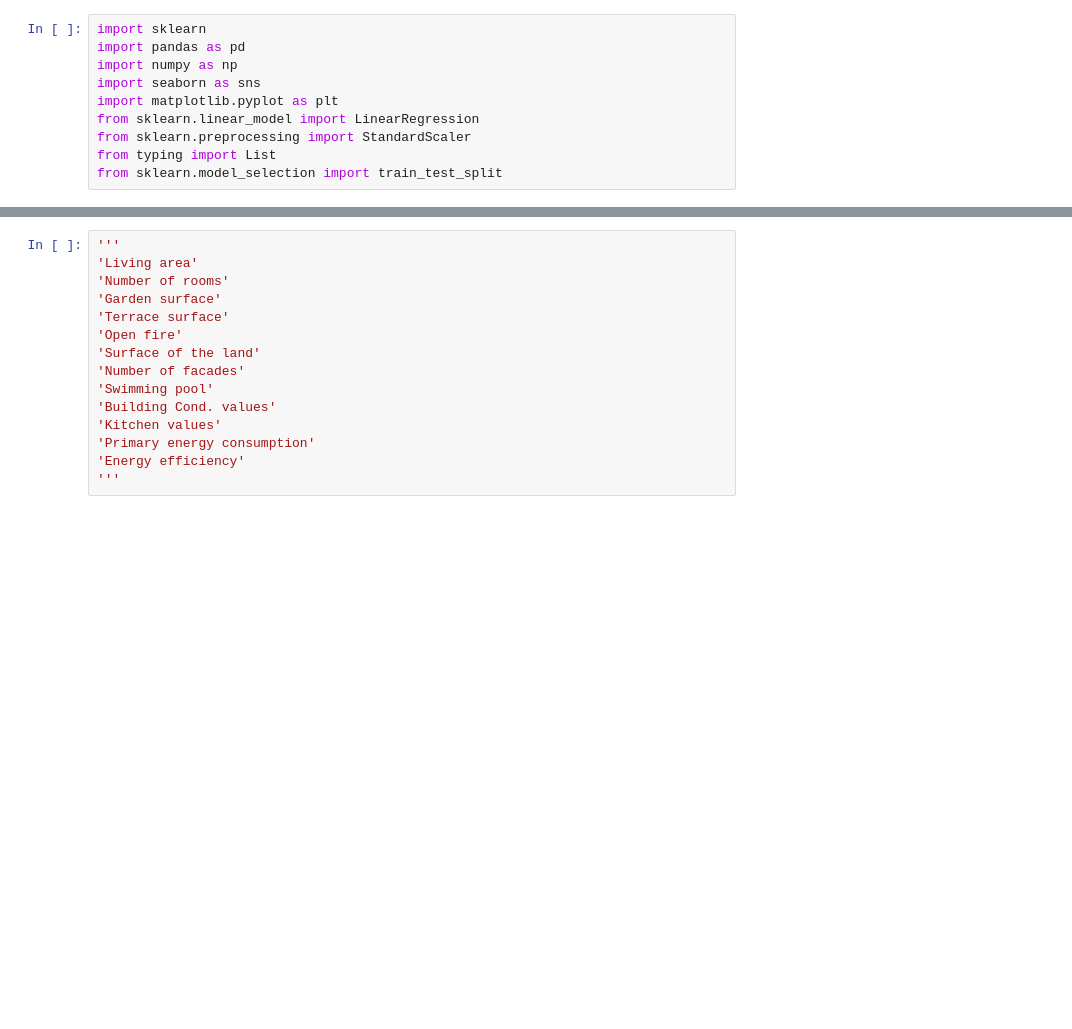
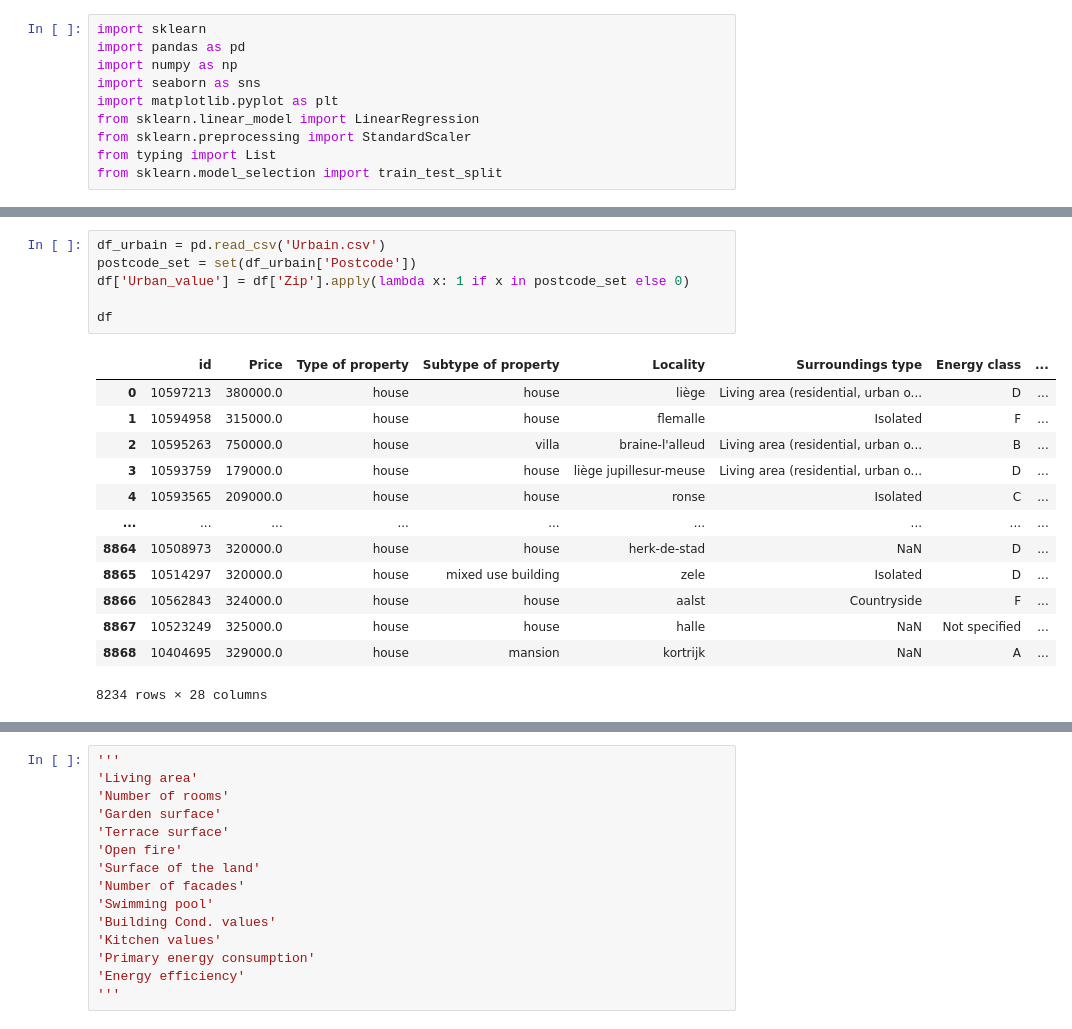
Before and after one commit to Ta-DevSark/challenge-regression, a Jupyter notebook: mourad.ipynb, the cells around one changed output, grey strips where cells are left out. Cells and saved outputs as stored; diff of their text form; blank space fills up the shorter version.

Commit message:
urban value

```diff
--- a/mourad.ipynb
+++ b/mourad.ipynb
@@ -54,3 +58,23 @@ Working on column: Terrace surface
+# %%
+df_urbain = pd.read_csv('Urbain.csv')
+postcode_set = set(df_urbain['Postcode'])
+df['Urban_value'] = df['Zip'].apply(lambda x: 1 if x in postcode_set else 0)
+
+df
+# %% [output]
+|  | id | Price | Type of property | Subtype of property | Locality | Surroundings type | Energy class | ... |
+| 0 | 10597213 | 380000.0 | house | house | liège | Living area (residential, urban o... | D | ... |
+| 1 | 10594958 | 315000.0 | house | house | flemalle | Isolated | F | ... |
+| 2 | 10595263 | 750000.0 | house | villa | braine-l'alleud | Living area (residential, urban o... | B | ... |
+| 3 | 10593759 | 179000.0 | house | house | liège jupillesur-meuse | Living area (residential, urban o... | D | ... |
+| 4 | 10593565 | 209000.0 | house | house | ronse | Isolated | C | ... |
+| ... | ... | ... | ... | ... | ... | ... | ... | ... |
+| 8864 | 10508973 | 320000.0 | house | house | herk-de-stad | NaN | D | ... |
+| 8865 | 10514297 | 320000.0 | house | mixed use building | zele | Isolated | D | ... |
+| 8866 | 10562843 | 324000.0 | house | house | aalst | Countryside | F | ... |
+| 8867 | 10523249 | 325000.0 | house | house | halle | NaN | Not specified | ... |
+| 8868 | 10404695 | 329000.0 | house | mansion | kortrijk | NaN | A | ... |
+8234 rows × 28 columns
 # %%
 df.isnull().sum().sort_values(ascending=False)
 # %% [output]
```
Also changed, not shown: parts of 3 cells of this notebook, 1 other file.
